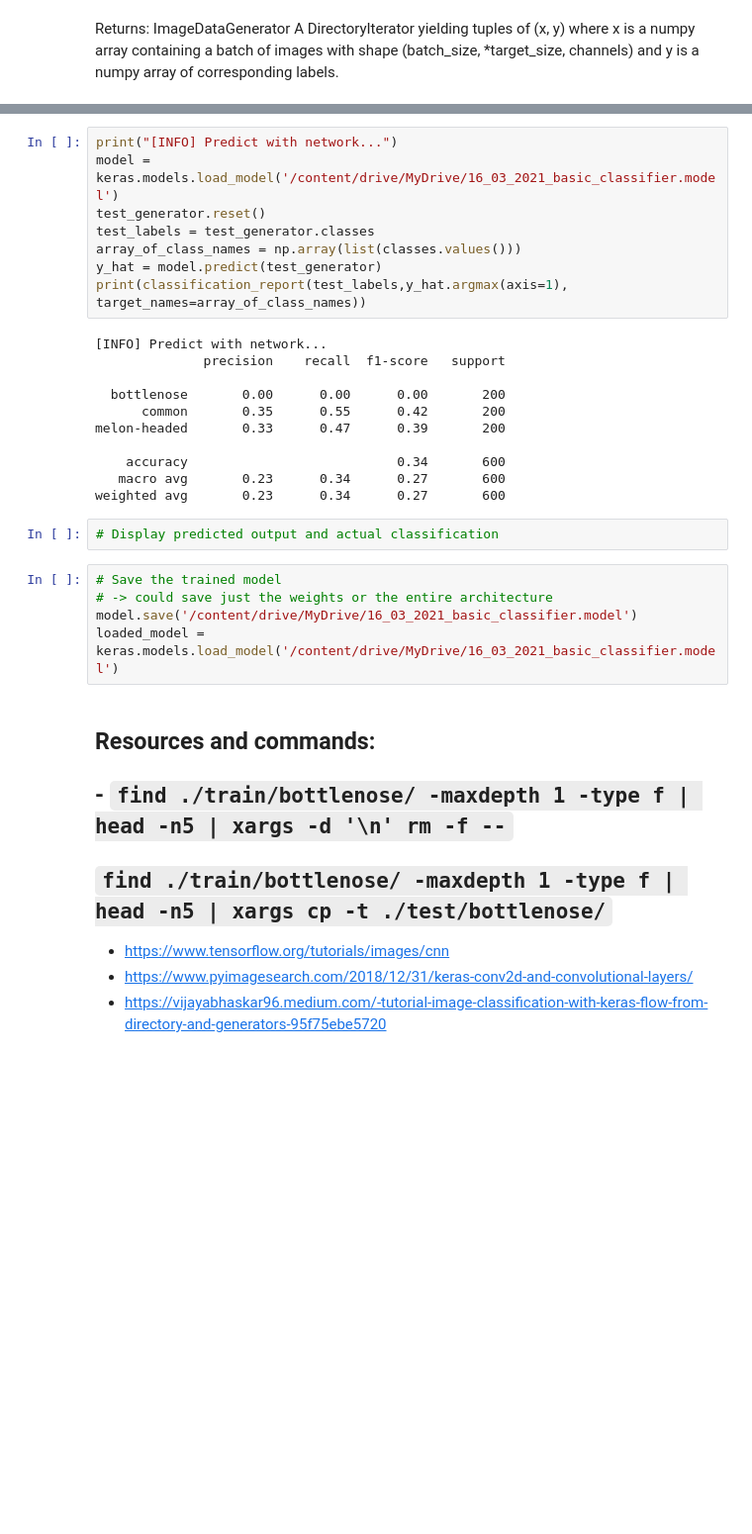
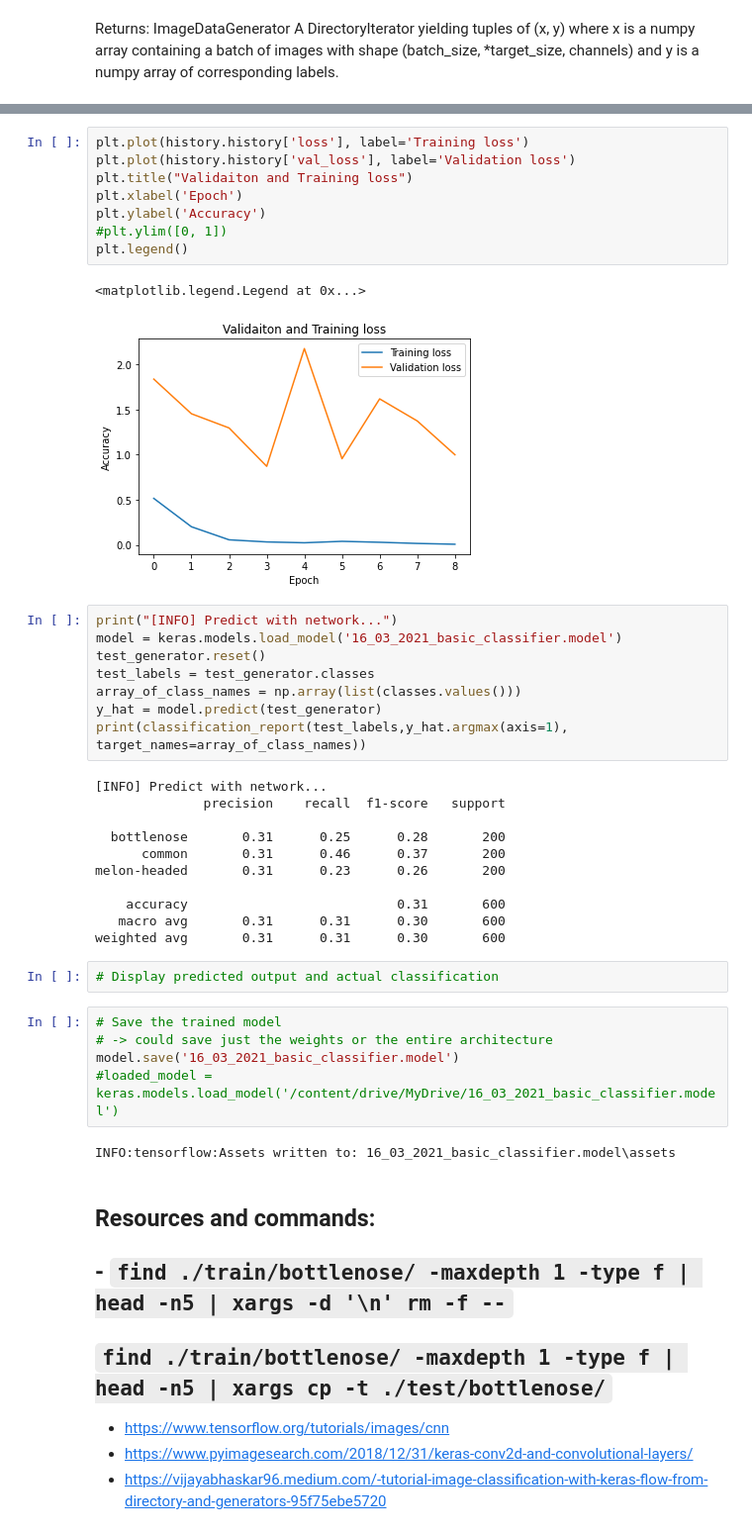
Before and after one commit to JoshWheeler08/DolphinAcoustics-Classifier, a Jupyter notebook: vip_dolphin.ipynb, the cells around one changed output, grey strips where cells are left out. Shown at 99% size. Cells and saved outputs as stored; diff of their text form; blank space fills up the shorter version.

```diff
--- a/vip_dolphin.ipynb
+++ b/vip_dolphin.ipynb
@@ -343,6 +370,17 @@ Test loss =  0.47833332419395447
+# %%
+plt.plot(history.history['loss'], label='Training loss')
+plt.plot(history.history['val_loss'], label='Validation loss')
+plt.title("Validaiton and Training loss")
+plt.xlabel('Epoch')
+plt.ylabel('Accuracy')
+#plt.ylim([0, 1])
+plt.legend()
+# %% [output]
+<matplotlib.legend.Legend at 0x...>
+[figure, added]
 # %%
 print("[INFO] Predict with network...")
-model = keras.models.load_model('/content/drive/MyDrive/16_03_2021_basic_classifier.model')
+model = keras.models.load_model('16_03_2021_basic_classifier.model')
 test_generator.reset()
 test_labels = test_generator.classes
 array_of_class_names = np.array(list(classes.values()))
@@ -352,20 +390,22 @@ print(classification_report(test_labels,y_hat.argmax(axis=1), target_names=array
 [INFO] Predict with network...
               precision    recall  f1-score   support
 
-  bottlenose       0.00      0.00      0.00       200
-      common       0.35      0.55      0.42       200
-melon-headed       0.33      0.47      0.39       200
+  bottlenose       0.31      0.25      0.28       200
+      common       0.31      0.46      0.37       200
+melon-headed       0.31      0.23      0.26       200
 
-    accuracy                           0.34       600
-   macro avg       0.23      0.34      0.27       600
-weighted avg       0.23      0.34      0.27       600
+    accuracy                           0.31       600
+   macro avg       0.31      0.31      0.30       600
+weighted avg       0.31      0.31      0.30       600
 # %%
 # Display predicted output and actual classification
 # %%
 # Save the trained model
 # -> could save just the weights or the entire architecture
-model.save('/content/drive/MyDrive/16_03_2021_basic_classifier.model')
-loaded_model = keras.models.load_model('/content/drive/MyDrive/16_03_2021_basic_classifier.model')
+model.save('16_03_2021_basic_classifier.model')
+#loaded_model = keras.models.load_model('/content/drive/MyDrive/16_03_2021_basic_classifier.model')
+# %% [output]
+INFO:tensorflow:Assets written to: 16_03_2021_basic_classifier.model\assets
 # %% [markdown]
 ## Resources and commands:
 
```
Also changed, not shown: parts of 10 cells of this notebook.
